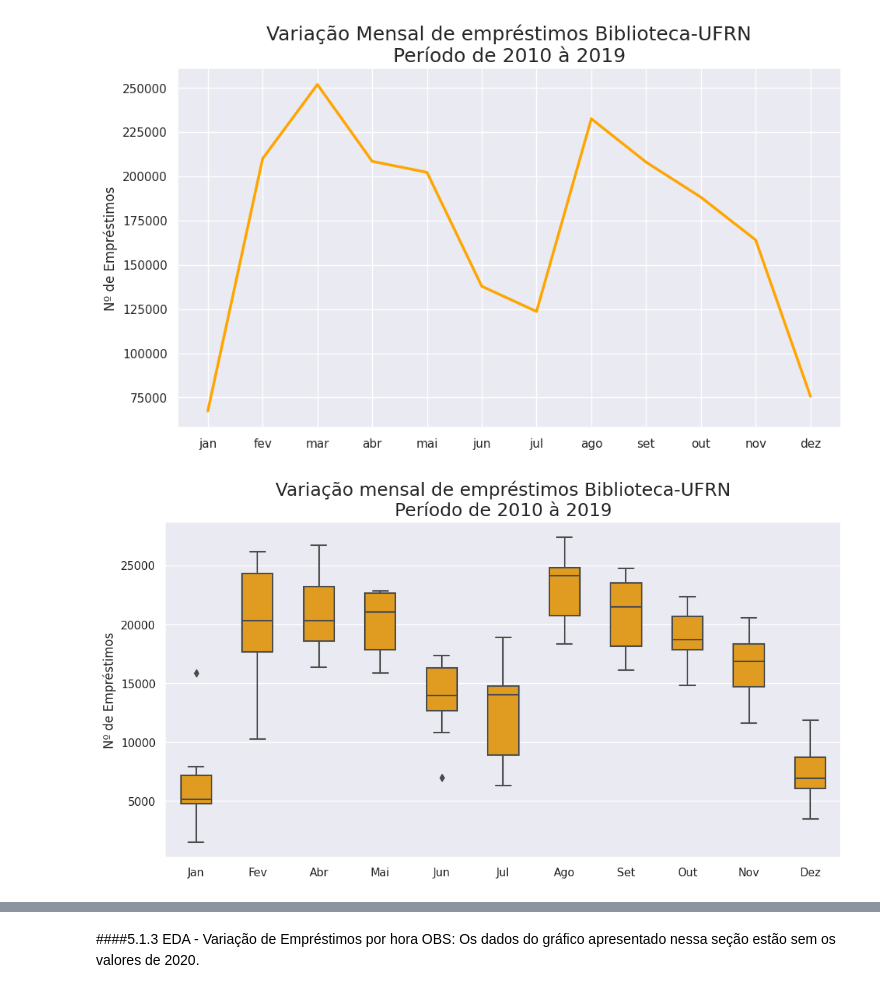
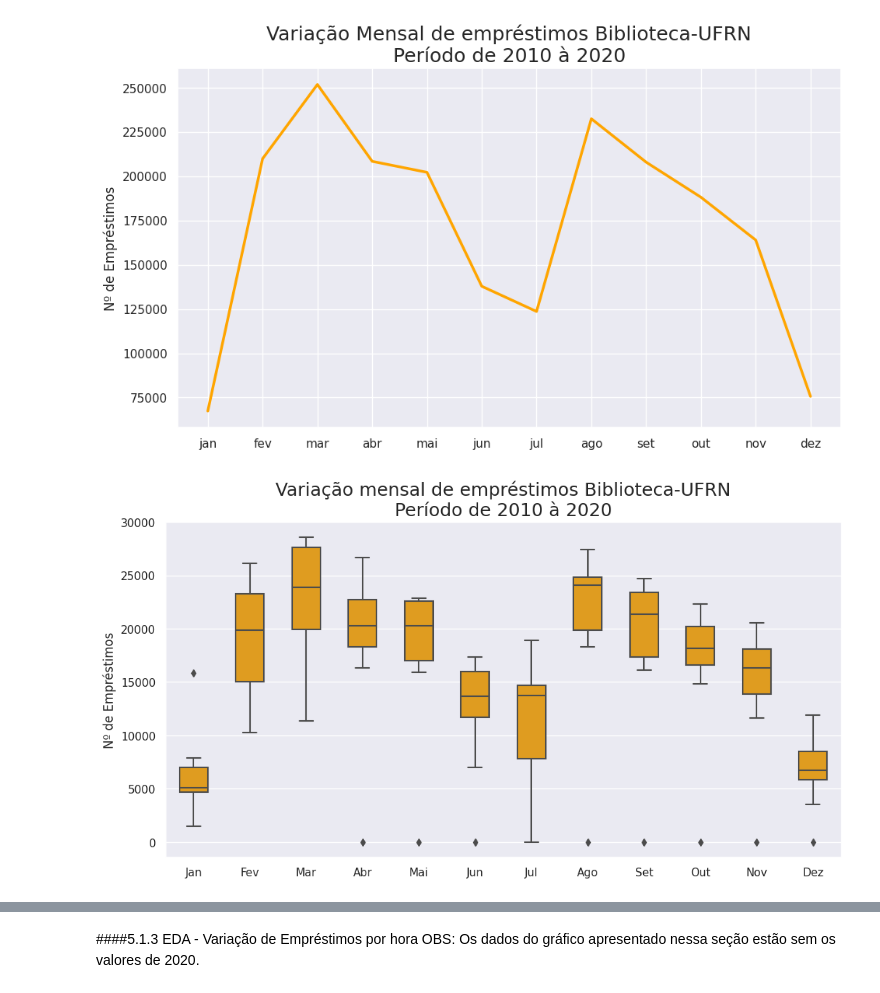
Before and after one commit to JoaoCarraro/Biblioteca, a Jupyter notebook: Portfólio_Biblioteca_UFRN_oficial.ipynb, the cells around one changed output, grey strips where cells are left out. Cells and saved outputs as stored; diff of their text form; code cells hidden in the pictures.

```diff
--- a/Portfólio_Biblioteca_UFRN_oficial.ipynb
+++ b/Portfólio_Biblioteca_UFRN_oficial.ipynb
@@ -436,6 +433,7 @@ dez=matriz_meses.iloc[0:11,11]
 data_mes = {
     'Jan': jan,
     'Fev': fev,
+    'Mar': mar,
     'Abr': abr,
     'Mai': mai,
     'Jun': jun,
@@ -1172,11 +1171,11 @@ plt.show()
 [figure]
 # %%
 plt.figure(figsize = (12,6))
-ax = sns.boxplot(df_emprestimos_meses.iloc[:,1:12], width = 0.5, color = 'orange')
-ax.set_title('Variação mensal de empréstimos Biblioteca-UFRN\nPeríodo de 2010 à 2019', fontsize=18)
+ax = sns.boxplot(df_emprestimos_meses.iloc[:,1:13], width = 0.5, color = 'orange')
+ax.set_title('Variação mensal de empréstimos Biblioteca-UFRN\nPeríodo de 2010 à 2020', fontsize=18)
 ax.set_xlabel('')
 ax.set_ylabel('Nº de Empréstimos', fontsize = 12)
 plt.show()
 # %% [output]
-[figure, old version]
+[figure, new version]
 # %%
```
Also changed, not shown: parts of 28 cells of this notebook.
